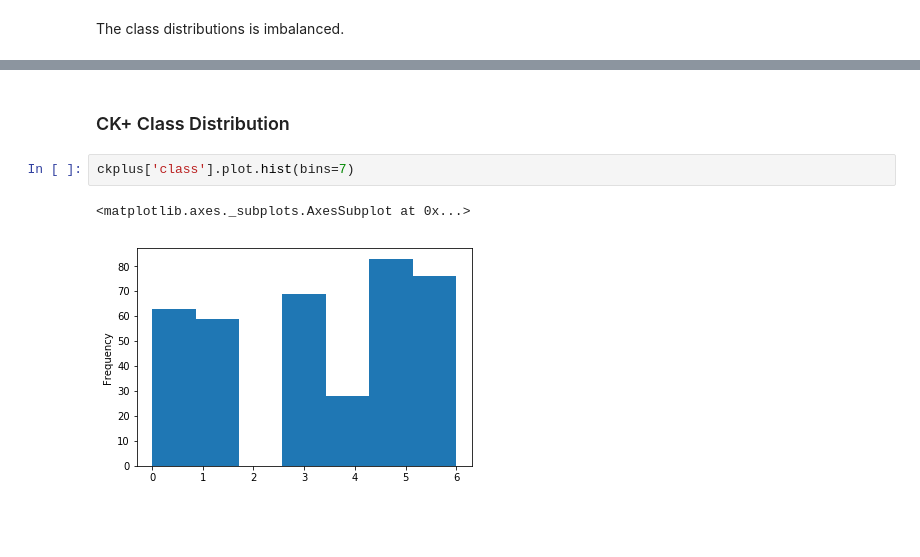
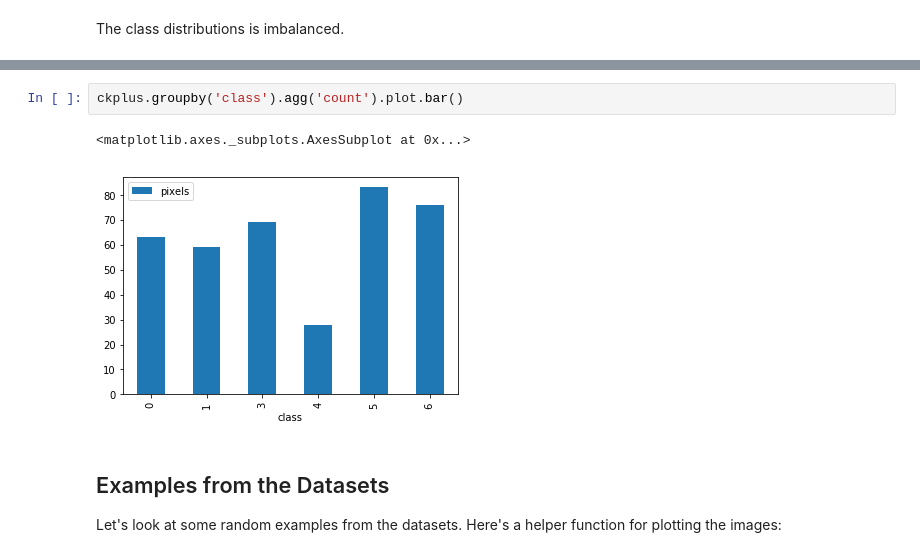
Before and after one commit to leweohlsen/facial-expression-recognition, a Jupyter notebook: notebooks/data-augumentation.ipynb, the cells around one changed output, grey strips where cells are left out. Saved outputs shown, nothing was run; the diff lists cells and outputs as text; blank space fills up the shorter version.

Commit message:
figures

```diff
--- a/notebooks/data-augumentation.ipynb
+++ b/notebooks/data-augumentation.ipynb
@@ -54,7 +34,8 @@ ferplus
-# %% [markdown]
-### CK+ Class Distribution
 # %%
-ckplus['class'].plot.hist(bins=7)
+ckplus.groupby('class').agg('count').plot.bar()
 # %% [output]
 <matplotlib.axes._subplots.AxesSubplot at 0x...>
-[figure, old version]
+[figure, new version]
+# %% [markdown]
+## Examples from the Datasets
+Let's look at some random examples from the datasets. Here's a helper function for plotting the images:
```
Also changed, not shown: parts of 7 cells of this notebook, 1 other file.
